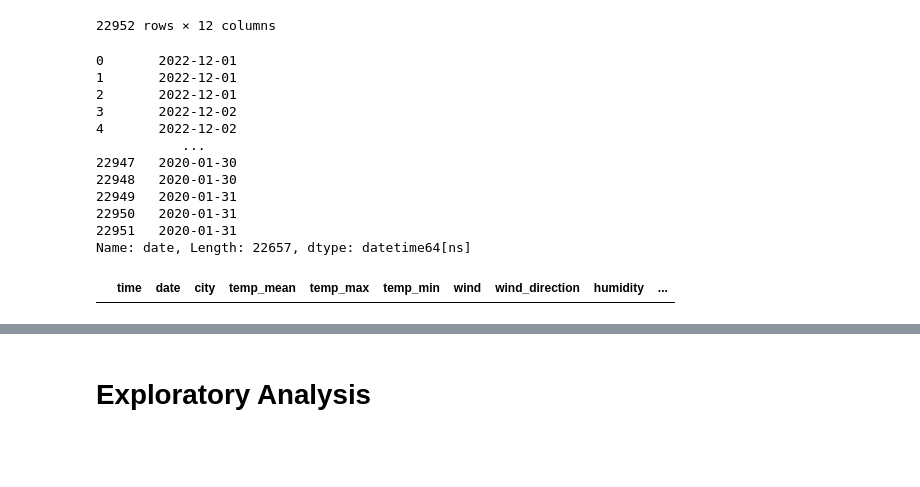
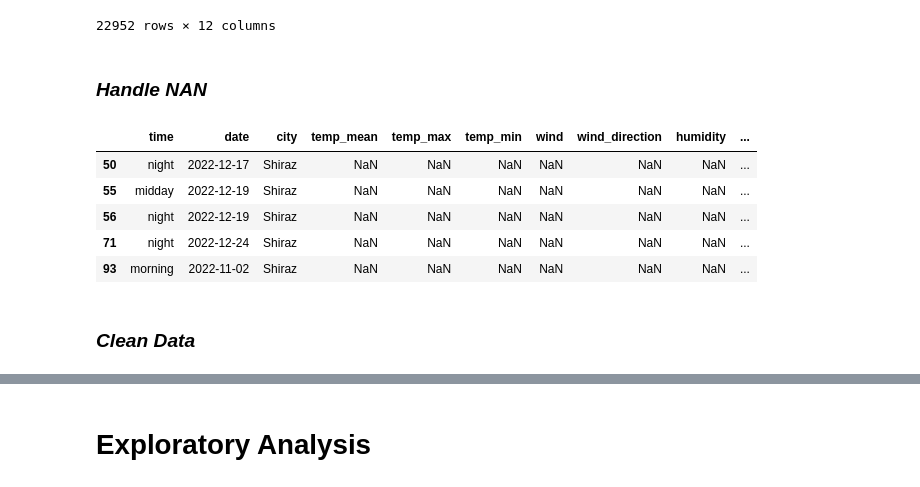
Before and after one commit to fatemehra10/Predict-weather, a Jupyter notebook: forecast.ipynb, the cells around one changed output, grey strips where cells are left out. Drawn from its saved outputs; the diff is of its cells as text; code cells hidden in the pictures; blank space fills up the shorter version.

```diff
--- a/forecast.ipynb
+++ b/forecast.ipynb
@@ -8,0 +27,3 @@ import seaborn as sns
+# %%
+drive.mount('/content/drive')
+main_path = '/content/drive/My Drive/Da final/final_weathers.csv'
@@ -10,7 +33,7 @@ import seaborn as sns
 # Preprocessing
 # %%
 #Read data
-weather = pd.read_csv('final_weathers.csv')
+weather = pd.read_csv(main_path)
 weather
 # %% [output]
 |  | time | date | city | temp_mean | temp_max | temp_min | wind | wind_direction | humidity | ... |
@@ -26,21 +49,6 @@ weather
 | 22950 | midday | 31 January 2020 | Mashhad | 9.31 | 13.0 | 3.0 | 5.88 | 5.88 | 48.12 | ... |
 | 22951 | night | 31 January 2020 | Mashhad | 7.40 | 12.0 | 5.0 | 7.13 | 7.13 | 176.67 | ... |
 22952 rows × 12 columns
-# %%
-weather.date
-# %% [output]
-0       2022-12-01
-1       2022-12-01
-2       2022-12-01
-3       2022-12-02
-4       2022-12-02
-           ...
-22947   2020-01-30
-22948   2020-01-30
-22949   2020-01-31
-22950   2020-01-31
-22951   2020-01-31
-Name: date, Length: 22657, dtype: datetime64[ns]
 # %%
 # Convert datatypes
 weather.time = weather.time.astype('category')
@@ -53,7 +58,13 @@ weather.weather = weather.weather.apply(lambda x: x.strip())
+# %% [markdown]
+### *Handle NAN*
 # %%
-# Handle NAN
-weather[weather.isna().any(axis = 1)]
+weather[weather.isna().any(axis = 1)].head()
 # %% [output]
 |  | time | date | city | temp_mean | temp_max | temp_min | wind | wind_direction | humidity | ... |
+| 50 | night | 2022-12-17 | Shiraz | NaN | NaN | NaN | NaN | NaN | NaN | ... |
+| 55 | midday | 2022-12-19 | Shiraz | NaN | NaN | NaN | NaN | NaN | NaN | ... |
+| 56 | night | 2022-12-19 | Shiraz | NaN | NaN | NaN | NaN | NaN | NaN | ... |
+| 71 | night | 2022-12-24 | Shiraz | NaN | NaN | NaN | NaN | NaN | NaN | ... |
+| 93 | morning | 2022-11-02 | Shiraz | NaN | NaN | NaN | NaN | NaN | NaN | ... |
 # %%
 weather.dropna(inplace = True)
@@ -59,0 +73,2 @@ weather.dropna(inplace = True)
+# %% [markdown]
+### *Clean Data*
```
Also changed, not shown: parts of 46 cells of this notebook.
